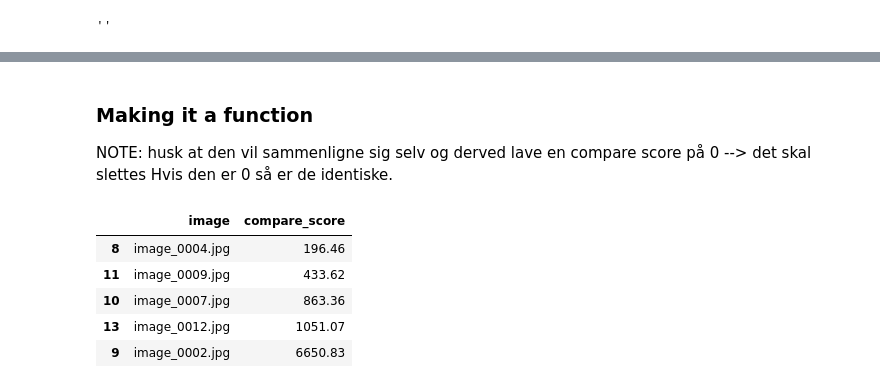
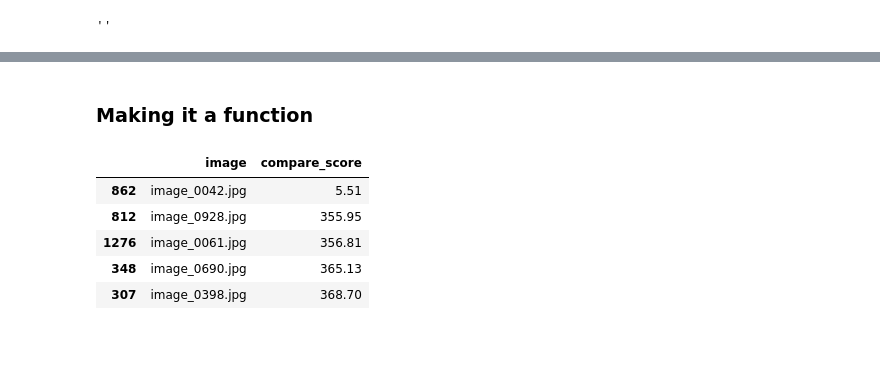
Before and after one commit to rikkeuldbaek/cds-visual, a Jupyter notebook: nbs/session3_inclass_ru.ipynb, the cells around one changed output, grey strips where cells are left out. Saved outputs shown, nothing was run; the diff lists cells and outputs as text; code cells hidden in the pictures; blank space fills up the shorter version.

```diff
--- a/nbs/session3_inclass_ru.ipynb
+++ b/nbs/session3_inclass_ru.ipynb
@@ -407,13 +387,11 @@ df
-# %% [markdown]
-### Making it a function
-
-NOTE: husk at den vil sammenligne sig selv og derved lave en compare score på 0 --> det skal slettes
-Hvis den er 0 så er de identiske.
+# %% [markdown]
+### Making it a function
 # %%
 ### making a function that takes a filename
 def compare_top5_hist(filename):
     # set data path
-    path = os.path.join("..", "lil_flower", filename)
+    #path = os.path.join("..", "lil_flower", filename)
+    path = os.path.join("..", "..", "..", "431824", "flowers", filename)
 
     #loading the file you want to compare to the rest
     image = cv2.imread(path)
@@ -429,9 +407,12 @@ def compare_top5_hist(filename):
     #create an empty dataframe
     df = pd.DataFrame(columns = ["image", "compare_score"])
 
+    #creat a shorter path
+    path = os.path.join("..", "..", "..", "431824", "flowers")
+
         # looping over all images in flowers
-    for i in os.listdir(flower_path):
-        flower_images = cv2.imread(os.path.join(flower_path, i)) #read the image
+    for i in os.listdir(path):
+        flower_images = cv2.imread(os.path.join(path, i)) #read the image
         #print(flower_images.shape)
 
         # Make histogram
@@ -456,11 +437,11 @@ def compare_top5_hist(filename):
         #df["image"] = np.where(df[df.drop("image") == filename])
 # %%
 #run function
-compare_top5_hist("image_0001.jpg")
+compare_top5_hist("image_0002.jpg")
 # %% [output]
 |  | image | compare_score |
-| 8 | image_0004.jpg | 196.46 |
-| 11 | image_0009.jpg | 433.62 |
-| 10 | image_0007.jpg | 863.36 |
-| 13 | image_0012.jpg | 1051.07 |
-| 9 | image_0002.jpg | 6650.83 |
+| 862 | image_0042.jpg | 5.51 |
+| 812 | image_0928.jpg | 355.95 |
+| 1276 | image_0061.jpg | 356.81 |
+| 348 | image_0690.jpg | 365.13 |
+| 307 | image_0398.jpg | 368.70 |
```
Also changed, not shown: parts of 1 cell of this notebook, 1 other file.
